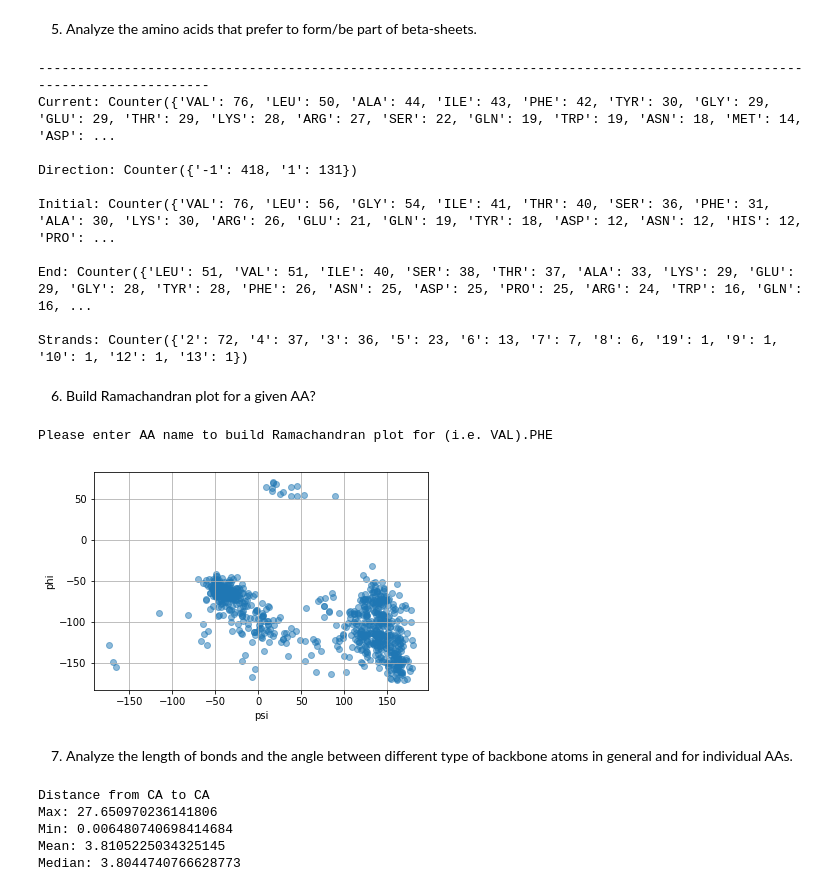
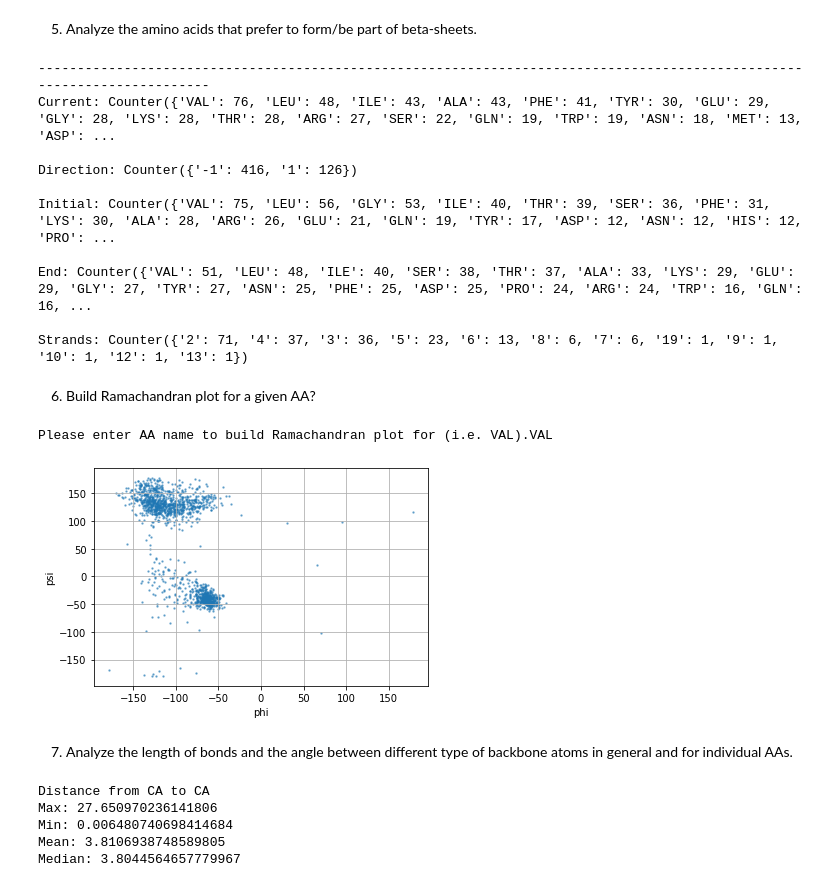
Before and after one commit to sangchoi93/bioinformatics_group_project_1, a Jupyter notebook: bioinfo_project_1.ipynb, the cells around one changed output. Cells and saved outputs as stored; diff of their text form; code cells hidden in the pictures.

Commit message:
modifying plot feature

```diff
--- a/bioinfo_project_1.ipynb
+++ b/bioinfo_project_1.ipynb
@@ -3,10 +11,12 @@ import numpy as np
 import pandas as pd
 import importlib
 import scrape_pdb
+importlib.reload(scrape_pdb)
+
 from collections import Counter
 from scrape_pdb import pdb_parser
 
-pdb_parser = pdb_parser(-1)
+pdb_parser = pdb_parser(int(input('Enter number of proteins to analyze (-1 to parse all but that will take a very long time so NOT RECOMMENDED)')))
 pdb_parser.print_stats()
 
 df_atom = pdb_parser.df_atom
@@ -104,24 +119,24 @@ print("\nEnd:",Counter(df_sheet.end_res_name))
 print("\nStrands:",Counter(strands_df.num_strands))
 # %% [output]
 ------------------------------------------------------------------------------------------------------------------------
-Current: Counter({'VAL': 76, 'LEU': 50, 'ALA': 44, 'ILE': 43, 'PHE': 42, 'TYR': 30, 'GLY': 29, 'GLU': 29, 'THR': 29, 'LYS': 28, 'ARG': 27, 'SER': 22, 'GLN': 19, 'TRP': 19, 'ASN': 18, 'MET': 14, 'ASP': ...
+Current: Counter({'VAL': 76, 'LEU': 48, 'ILE': 43, 'ALA': 43, 'PHE': 41, 'TYR': 30, 'GLU': 29, 'GLY': 28, 'LYS': 28, 'THR': 28, 'ARG': 27, 'SER': 22, 'GLN': 19, 'TRP': 19, 'ASN': 18, 'MET': 13, 'ASP': ...
 
-Direction: Counter({'-1': 418, '1': 131})
+Direction: Counter({'-1': 416, '1': 126})
 
-Initial: Counter({'VAL': 76, 'LEU': 56, 'GLY': 54, 'ILE': 41, 'THR': 40, 'SER': 36, 'PHE': 31, 'ALA': 30, 'LYS': 30, 'ARG': 26, 'GLU': 21, 'GLN': 19, 'TYR': 18, 'ASP': 12, 'ASN': 12, 'HIS': 12, 'PRO': ...
+Initial: Counter({'VAL': 75, 'LEU': 56, 'GLY': 53, 'ILE': 40, 'THR': 39, 'SER': 36, 'PHE': 31, 'LYS': 30, 'ALA': 28, 'ARG': 26, 'GLU': 21, 'GLN': 19, 'TYR': 17, 'ASP': 12, 'ASN': 12, 'HIS': 12, 'PRO': ...
 
-End: Counter({'LEU': 51, 'VAL': 51, 'ILE': 40, 'SER': 38, 'THR': 37, 'ALA': 33, 'LYS': 29, 'GLU': 29, 'GLY': 28, 'TYR': 28, 'PHE': 26, 'ASN': 25, 'ASP': 25, 'PRO': 25, 'ARG': 24, 'TRP': 16, 'GLN': 16, ...
+End: Counter({'VAL': 51, 'LEU': 48, 'ILE': 40, 'SER': 38, 'THR': 37, 'ALA': 33, 'LYS': 29, 'GLU': 29, 'GLY': 27, 'TYR': 27, 'ASN': 25, 'PHE': 25, 'ASP': 25, 'PRO': 24, 'ARG': 24, 'TRP': 16, 'GLN': 16, ...
 
-Strands: Counter({'2': 72, '4': 37, '3': 36, '5': 23, '6': 13, '7': 7, '8': 6, '19': 1, '9': 1, '10': 1, '12': 1, '13': 1})
+Strands: Counter({'2': 71, '4': 37, '3': 36, '5': 23, '6': 13, '8': 6, '7': 6, '19': 1, '9': 1, '10': 1, '12': 1, '13': 1})
 # %% [markdown]
 6. Build Ramachandran plot for a given AA?
 # %%
 aa_input = str(input('Please enter AA name to build Ramachandran plot for (i.e. VAL).'))
-df_aa_val = pdb_utilities.build_ramachandran_aa(aa_input)
-pdb_utilities.plot_ramachandran(df_aa_val)
+df_aa_val = pdb_util.build_ramachandran_aa(aa_input)
+pdb_util.plot_ramachandran(df_aa_val, 0.5, 2)
 # %% [output]
-Please enter AA name to build Ramachandran plot for (i.e. VAL).PHE
+Please enter AA name to build Ramachandran plot for (i.e. VAL).VAL
-[figure, old version]
+[figure, new version]
 # %% [markdown]
 7. Analyze the length of bonds and the angle between different type of backbone atoms in
 general and for individual AAs.
@@ -169,5 +184,5 @@ print('Median:',statistics.median(distance_list))
 Distance from CA to CA
 Max: 27.650970236141806
 Min: 0.006480740698414684
-Mean: 3.8105225034325145
-Median: 3.8044740766628773
+Mean: 3.8106938748589805
+Median: 3.8044564657779967
```
Also changed, not shown: parts of 10 cells of this notebook, 2 other files.
